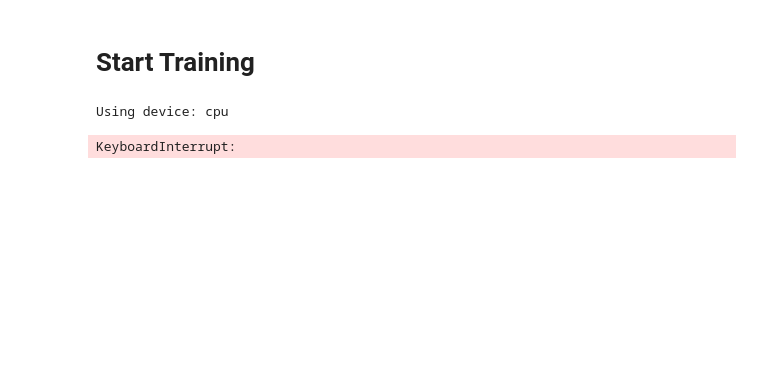
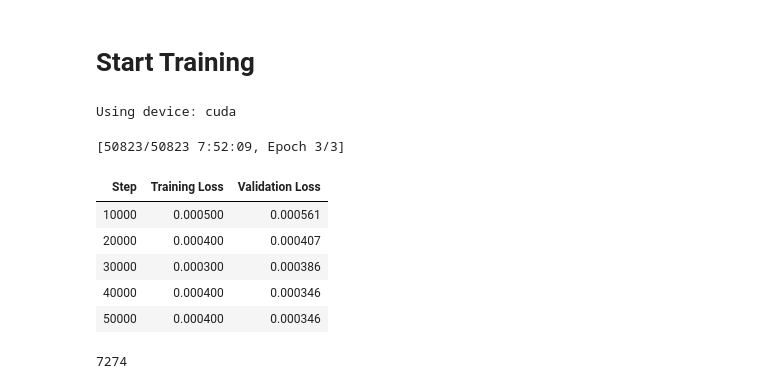
Before and after one commit to djliden/notebooks, a Jupyter notebook: 1. T5-Small on Single GPU.ipynb, the cells around one changed output. Saved outputs shown, nothing was run; the diff lists cells and outputs as text; code cells hidden in the pictures; blank space fills up the shorter version.

Commit message:
adds results of t5 fine-tune example

```diff
--- a/1. T5-Small on Single GPU.ipynb
+++ b/1. T5-Small on Single GPU.ipynb
@@ -316,5 +355,5 @@ tokenized_datasets = tinycodes_subset.map(
     fn_kwargs={"tokenizer": tokenizer},
     batched=True,
     batch_size=4096,
-    load_from_cache_file=False,
+    load_from_cache_file=True,
 )
@@ -328,39 +373,60 @@ val_dataloader = DataLoader(tokenized_datasets["valid"], batch_size=16)
 # Start Training
 # %%
 import torch
+import mlflow
 from transformers import Trainer, TrainingArguments, AutoModelForSeq2SeqLM
 
-# Check if MPS is available and set the device accordingly
+# Check if CUDA is available and set the device accordingly
 device = "cuda" if torch.cuda.is_available() else "cpu"
 print(f"Using device: {device}")
 
 model_name = "t5-small"  # Or another T5 variant
 tokenizer = AutoTokenizer.from_pretrained(model_name)
 model = AutoModelForSeq2SeqLM.from_pretrained(model_name).to(device)
 
 # Define training arguments
 training_args = TrainingArguments(
-    output_dir="./results",
-    per_device_train_batch_size=16,
-    per_device_eval_batch_size=16,
+    output_dir="/Volumes/daniel_liden/fine_tune/assets/results/",
+    per_device_train_batch_size=32,
+    per_device_eval_batch_size=32,
     num_train_epochs=3,
     evaluation_strategy="steps",
-    eval_steps=500,
+    eval_steps=1e4,
+    logging_strategy="steps",
+    logging_steps=100,
     save_strategy="epoch",
-    logging_dir="./logs",
+    logging_dir="/Volumes/daniel_liden/fine_tune/assets/logs/",
     learning_rate=2e-5,
 )
 
 # Initialize the Trainer
 trainer = Trainer(
     model=model,
     args=training_args,
     train_dataset=tokenized_datasets["train"],
     eval_dataset=tokenized_datasets["valid"],
 )
 
+
 # Start training
-trainer.train()
+with mlflow.start_run():
+    trainer.train()
 # %% [output]
-Using device: cpu
+Using device: cuda
-KeyboardInterrupt:
+[50823/50823 7:52:09, Epoch 3/3]
+| Step | Training Loss | Validation Loss |
+| 10000 | 0.000500 | 0.000561 |
+| 20000 | 0.000400 | 0.000407 |
+| 30000 | 0.000300 | 0.000386 |
+| 40000 | 0.000400 | 0.000346 |
+| 50000 | 0.000400 | 0.000346 |
+# %%
+import gc
+
+del model
+del tokenizer
+del trainer
+torch.cuda.empty_cache()
+gc.collect()
+# %% [output]
+7274
```
Also changed, not shown: parts of 11 cells of this notebook, 1 other file.
